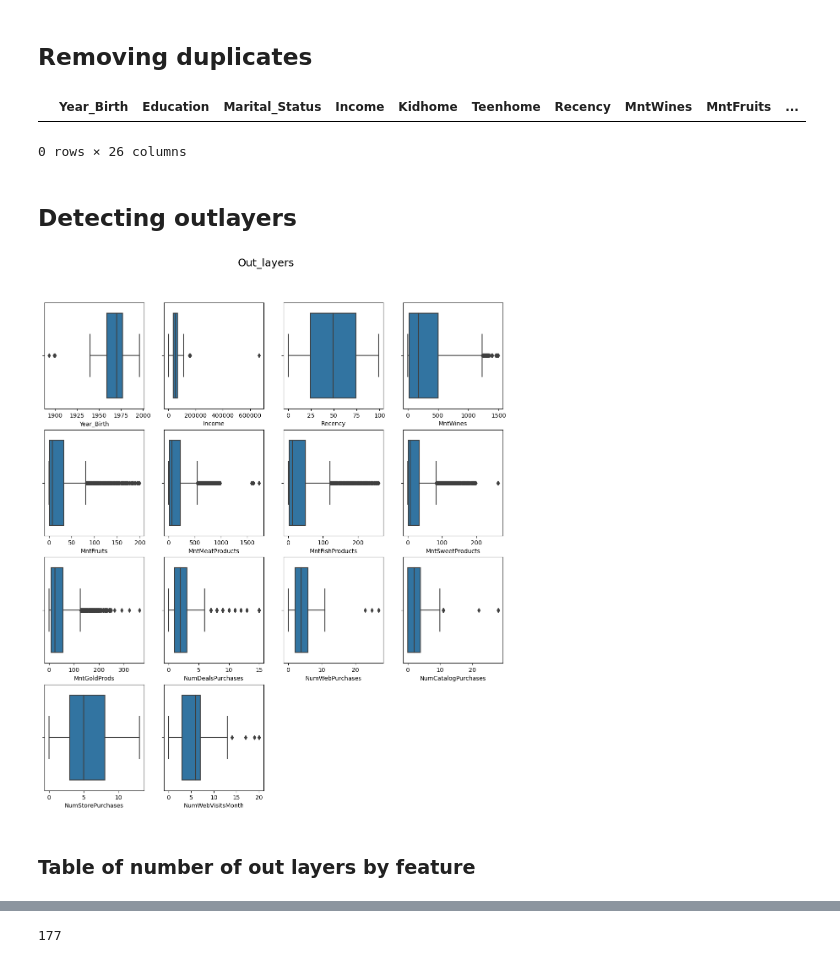
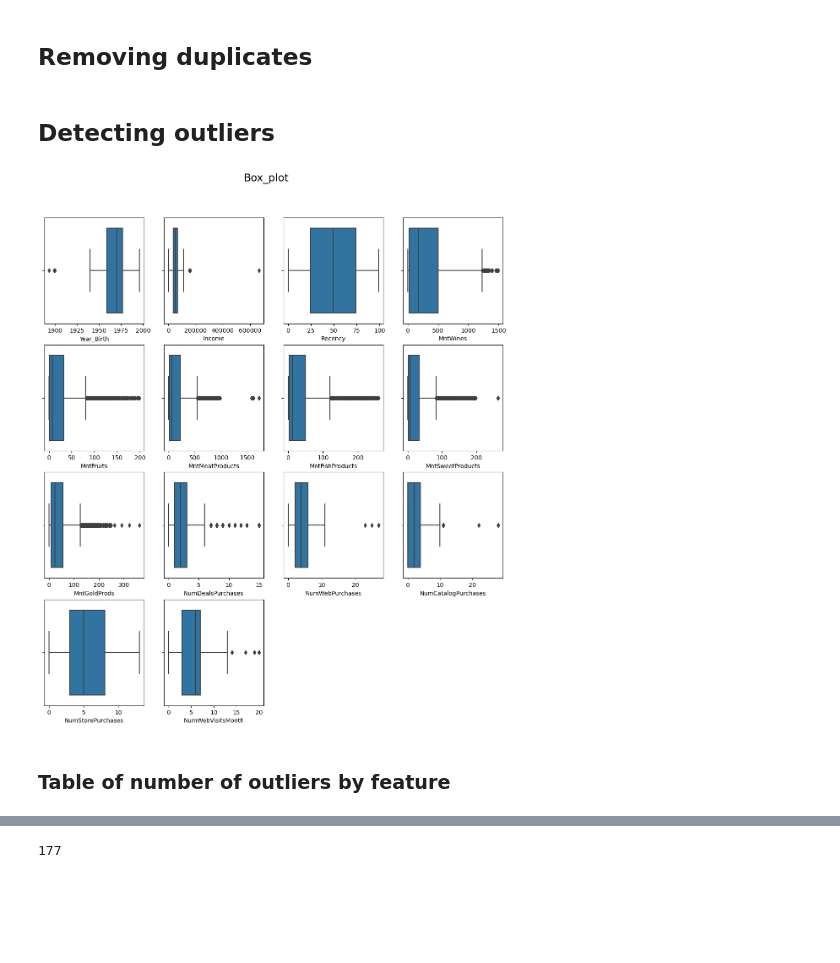
Before and after one commit to Santiago-Rosas/Clustering_K-means, a Jupyter notebook: clustering_marketing.ipynb, the cells around one changed output, grey strips where cells are left out. Saved outputs shown, nothing was run; the diff lists cells and outputs as text; code cells hidden in the pictures; blank space fills up the shorter version.

```diff
--- a/clustering_marketing.ipynb
+++ b/clustering_marketing.ipynb
@@ -126,27 +122,25 @@ There are => 182
 # %%
 
 df.drop_duplicates(inplace=True)
-# %%
-df[df.duplicated()]
-# %% [output]
-|  | Year_Birth | Education | Marital_Status | Income | Kidhome | Teenhome | Recency | MntWines | MntFruits | ... |
-0 rows × 26 columns
 # %% [markdown]
-## Detecting outlayers
+## Detecting outliers
 # %%
 cols=[]
 categorical_transformed=[]
+others=[]
 for i in df.columns:
     if df[i].dtype =='float64' or df[i].dtype == "int":
-            if len(df[i].unique()) > 10:
+            if len(df[i].unique()) > 4:
                 cols.append(i)
+            else:
+                 others.append(i)
 # %%
 fig = plt.figure(figsize = (14,15))
-fig.suptitle("Out_layers", fontsize=18, y=0.95)
+fig.suptitle("Box_plot", fontsize=18, y=0.95)
 for i,col in enumerate(cols):
     ax=fig.add_subplot(4,4,i+1)
     sns.boxplot(data=df, x=col, ax=ax)
 plt.show()
 # %% [output]
-[figure, old version]
+[figure, new version]
 # %%
@@ -183,5 +177,5 @@ def replace_with_thresholds(dataframe, variable):
     dataframe.loc[(dataframe[variable] < low_limit), variable] = low_limit
     dataframe.loc[(dataframe[variable] > up_limit), variable] = up_limit
 # %% [markdown]
-### Table of number of out layers by feature
+### Table of number of outliers by feature
 # %%
```
Also changed, not shown: parts of 43 cells of this notebook.
